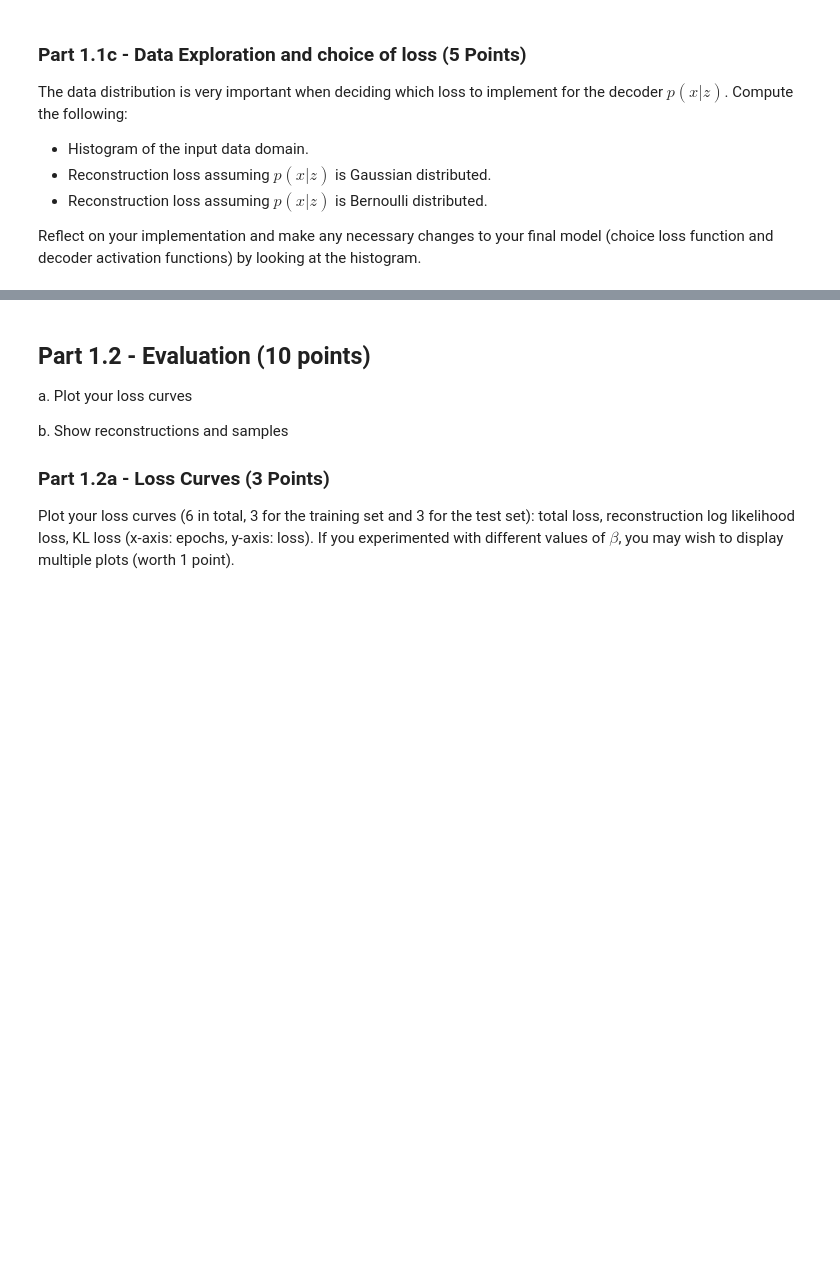
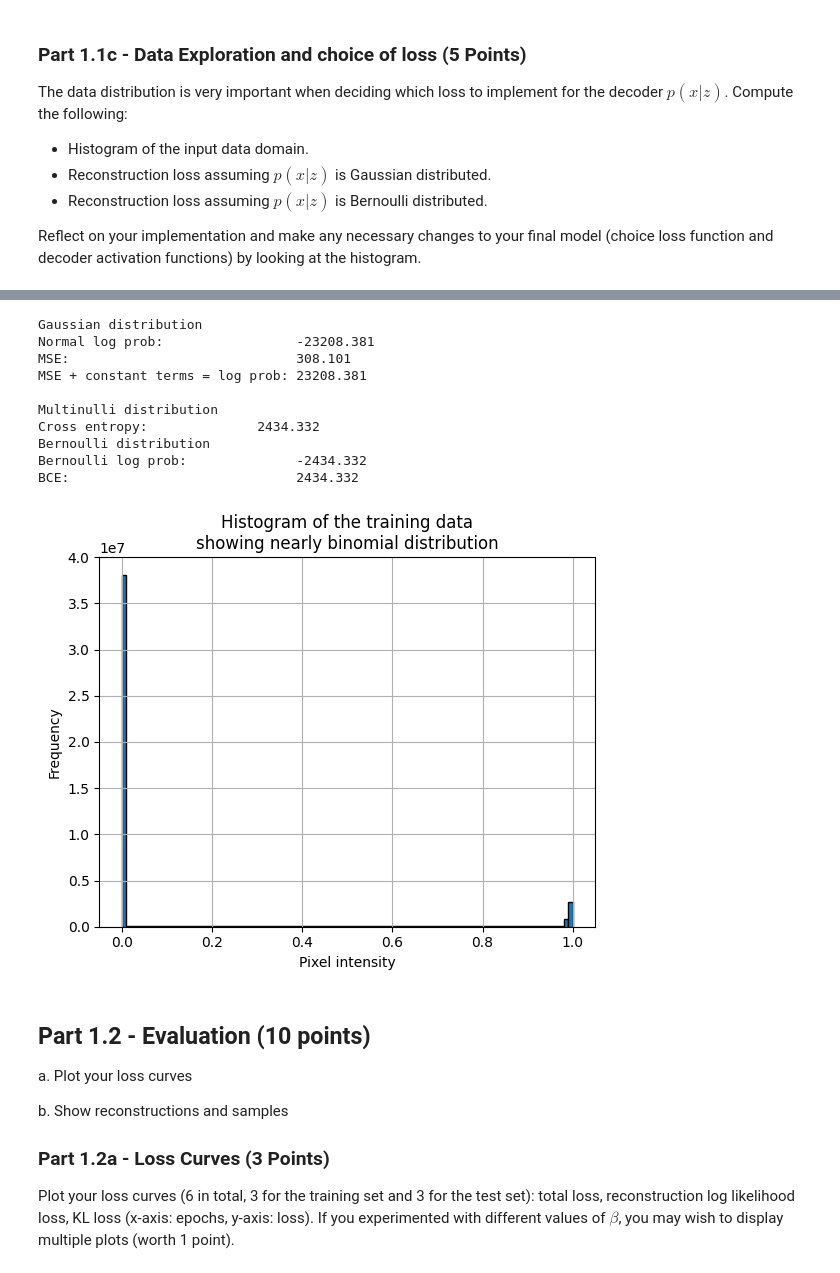
Before and after one commit to Dovis01/DeepLearning_VAE_DDPM, a Jupyter notebook: dl_cw2.ipynb, the cells around one changed output, grey strips where cells are left out. Drawn from its saved outputs; the diff is of its cells as text; code cells hidden in the pictures; blank space fills up the shorter version.

```diff
--- a/dl_cw2.ipynb
+++ b/dl_cw2.ipynb
@@ -236,14 +237,14 @@ Using cuda
 # %%
 # Necessary Hyperparameters
 num_epochs = 35
-learning_rate = 0.01 #0.03
+learning_rate = 0.008 #0.03
 batch_size = 128
 latent_dim = 20 # Choose a value for the size of the latent space
 
 # Additional Hyperparameters
-beta = 5
-lr_gamma = 0.1
-lr_step_size = 5
+beta = 1.5
+lr_gamma = 0.5
+lr_step_size = 10
 
 # Mean and std of the training data
 mean = 0.1307
@@ -269,9 +270,7 @@ def denorm(x):
 # %% [markdown]
 #### Data loading
 # %%
-train_dat = datasets.MNIST(
-    data_path, train=True, download=True, transform=transform
-)
+train_dat = datasets.MNIST(data_path, train=True, download=True, transform=transform)
 test_dat = datasets.MNIST(data_path, train=False, transform=transform)
 
 loader_train = DataLoader(train_dat, batch_size, shuffle=True)
@@ -592,42 +622,83 @@ Reflect on your implementation and make any necessary changes to your final mode
 # %% [markdown]
 <!-- BEGIN QUESTION -->
 # %%
-# Any code for your explanation here
+# Any code for your explanation here
 
 import math
 import matplotlib.pyplot as plt
 
 #######################################################################
 #                       ** START OF YOUR CODE **
 #######################################################################
 
 # Set-up
 x, _ = next(iter(loader_test))
 x = x.to(device)[0:32, :, :, :]
 
-...
+model_path = f"./VAE_model_{latent_dim}.pth"
+model.load_state_dict(torch.load(model_path))
+model.eval()
+with torch.no_grad():
+    recon, mu, logvar = model(x)
+
+
+# --- Calculation of reconstruction loss based on Gaussian assumption ---
+# Assume p(x|z) ~ N(recon, I)，its logarithmic likelihood is：
+#   log p(x|z) = -0.5 * [ (x - recon)^2 + log(2π) ]
+# Sum all the pixels：
+#   Normal log prob = -0.5 * (sum((x - recon)^2) + N * log(2π))
+mse_loss = F.mse_loss(recon, x, reduction='sum')
+gaussian_nll = 0.5 * mse_loss + 0.5 * x.numel() * math.log(2 * math.pi)
+normal_log_prob = -gaussian_nll
+
+loss3 = gaussian_nll
+
+# --- Calculation of reconstruction loss based on Bernoulli assumption ---
+# Assume p(x|z) ~ Bernoulli(recon)，The negative logarithmic likelihood is exactly the BCE loss：
+bce_loss = F.binary_cross_entropy(recon, x, reduction='sum')
+bernoulli_log_prob = -bce_loss
+
+loss4 = bce_loss
+loss5 = bce_loss
+
 
 print('Gaussian distribution')
-print(f'Normal log prob:                 {loss1:.3f}')
-print(f'MSE:                             {loss2:.3f}')
+print(f'Normal log prob:                 {normal_log_prob:.3f}')
+print(f'MSE:                             {mse_loss:.3f}')
 print(f'MSE + constant terms = log prob: {loss3:.3f}')
 print()
 print('Multinulli distribution')
 print(f'Cross entropy:              {loss4:.3f}')
 print('Bernoulli distribution')
-print(f'Bernoulli log prob:              {loss4:.3f}')
+print(f'Bernoulli log prob:              {bernoulli_log_prob:.3f}')
 print(f'BCE:                             {loss5:.3f}')
 
 all_train_dataloader = DataLoader(train_dat, len(train_dat))
 data = next(iter(all_train_dataloader))
 data = data[0].flatten().numpy()
-plt.hist(data, bins=100)
+
+plt.hist(data, bins=100, edgecolor='black')
 plt.grid()
 plt.title('Histogram of the training data\nshowing nearly binomial distribution')
+plt.xlabel('Pixel intensity')
+plt.ylabel('Frequency')
+plt.show()
 
 #######################################################################
 #                       ** END OF YOUR CODE **
 #######################################################################
+# %% [output]
+Gaussian distribution
+Normal log prob:                 -23208.381
+MSE:                             308.101
+MSE + constant terms = log prob: 23208.381
+
+Multinulli distribution
+Cross entropy:              2434.332
+Bernoulli distribution
+Bernoulli log prob:              -2434.332
+BCE:                             2434.332
+[figure, added]
 # %% [markdown]
 <!-- END QUESTION -->
 
```
Also changed, not shown: parts of 33 cells of this notebook, 5 other files.
